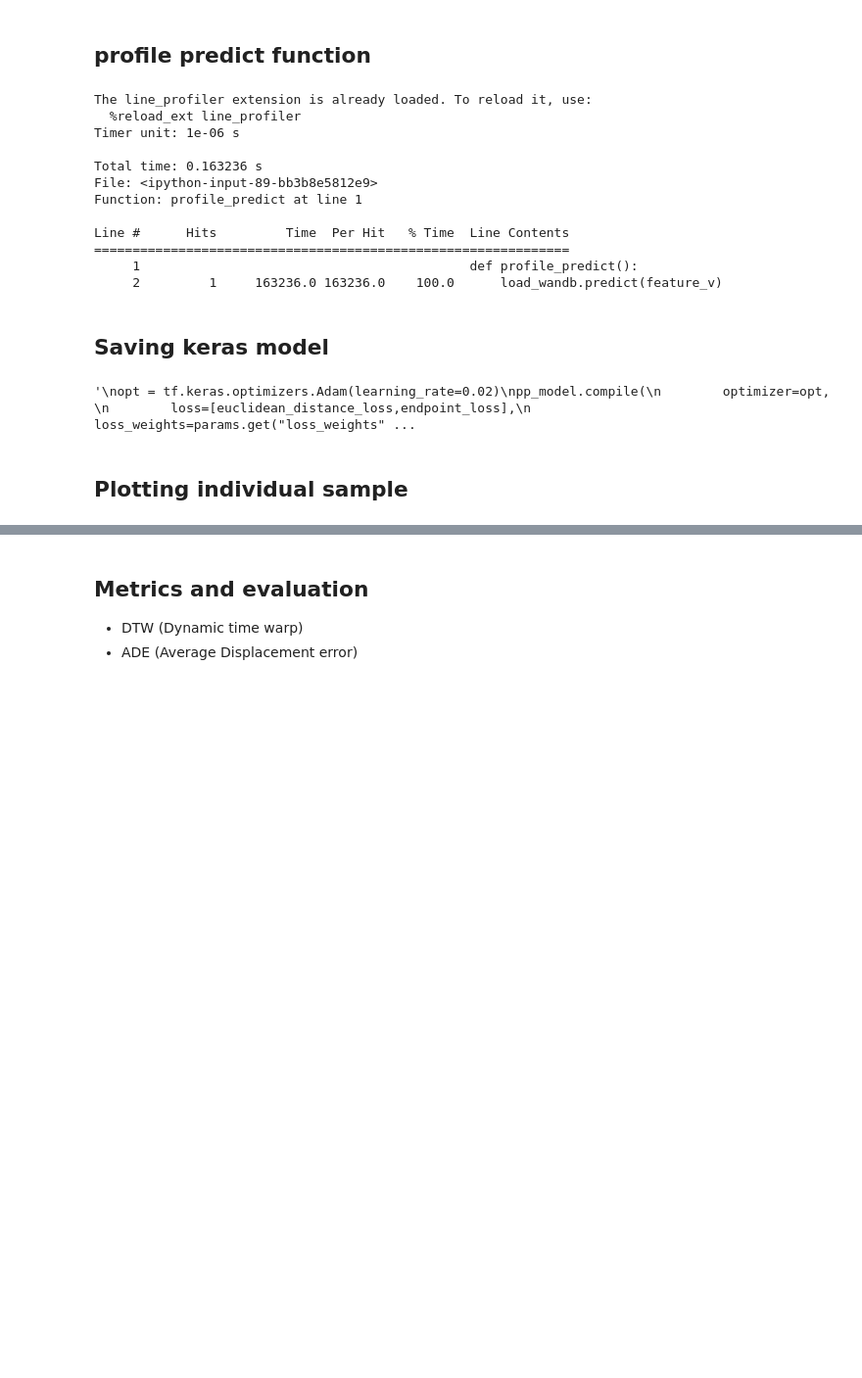
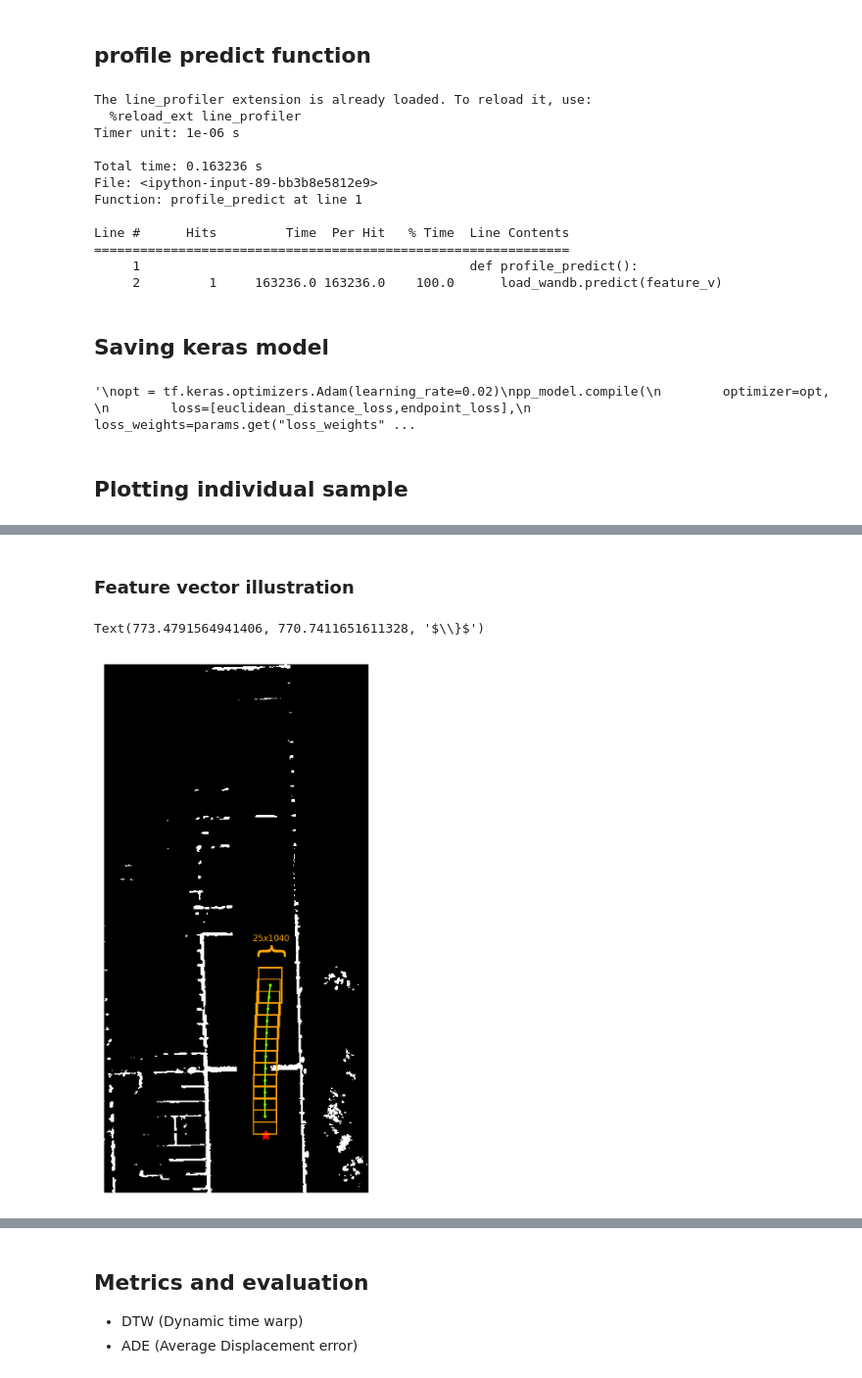
Before and after one commit to saitejamalyala/rosbag2numpy, a Jupyter notebook: test_model_fv.ipynb, the cells around one changed output, grey strips where cells are left out. Shown at 98% size. Cells and saved outputs as stored; diff of their text form; code cells hidden in the pictures; blank space fills up the shorter version.

```diff
--- a/test_model_fv.ipynb
+++ b/test_model_fv.ipynb
@@ -274,0 +567,72 @@ file_name = file_details[idx].numpy().decode('utf-8').replace("cm_fv_paths_odo_u
+# %% [markdown]
+### Feature vector illustration
+# %%
+plt.figure(figsize=(5,7),dpi=250)
+plt.imshow(total_cost_map.astype(float),origin='lower',cmap='gray')
+
+#plt.colorbar(fraction=0.05)
+plt.plot(
+    init_path[idx][:, 0]*normalized_factor,
+    init_path[idx][:, 1]*normalized_factor,
+    "o-",
+    color="lawngreen",
+    markersize=1,
+    linewidth=1,
+)
+'''plt.plot(
+    opt_path[idx][:, 0]*normalized_factor,
+    opt_path[idx][:, 1]*normalized_factor,
+    "--",
+    color="yellow",
+    markersize=1,
+    linewidth=1,
+)'''
+
+
+"""plt.plot(
+    predicted_paths[idx][:, 0]*normalized_factor,
+    predicted_paths[idx][:, 1]*normalized_factor,
+    "--",
+    color="orange",
+    markersize=1,
+    linewidth=1,
+)"""
+
+plt.plot(car_odo[idx][0] *normalized_factor,car_odo[idx][1] *normalized_factor,
+    "*",
+    color="red",
+    markersize=7,
+)
+#plt.legend(['gt_init_path', 'gt_opt_path', 'car_centre'], loc='lower left')
+#plt.legend(['gt_init_path', 'gt_opt_path', 'predicted path','car_centre'], loc='lower left')
+plt.axis("off")
+plt.ylim(500,1100)
+plt.xlim(600,900)
+
+
+xoff = 13
+yoff = 20
+
+point_idx = 3
+for point_idx in range(25):
+    pth_x = init_path[idx][point_idx,0]*normalized_factor
+    pth_y = init_path[idx][point_idx,1]*normalized_factor
+    box_x = [pth_x-xoff, pth_x-xoff, pth_x+xoff, pth_x+xoff, pth_x-xoff]
+    box_y = [pth_y-yoff, pth_y+yoff, pth_y+yoff, pth_y-yoff, pth_y-yoff]
+    plt.plot(box_x,box_y,color='orange',linewidth=0.8)
+
+plt.annotate(r"$25 x 1040$",fontsize=6,
+            xy=(pth_x-50, pth_y-50),
+            xytext=(pth_x-20, pth_y+50),
+            rotation=0, color='orange'
+            #xycoords='figure fraction'
+            )
+plt.annotate(r"$\}$",fontsize=22,
+            xy=(pth_x-50, pth_y-50),
+            xytext=(pth_x-15, pth_y+35),
+            rotation=90, color='orange'
+            #xycoords='figure fraction'
+            )
+# %% [output]
+Text(773.4791564941406, 770.7411651611328, '$\\}$')
+[figure, added]
```
Also changed, not shown: parts of 21 cells of this notebook, 8 other files.
